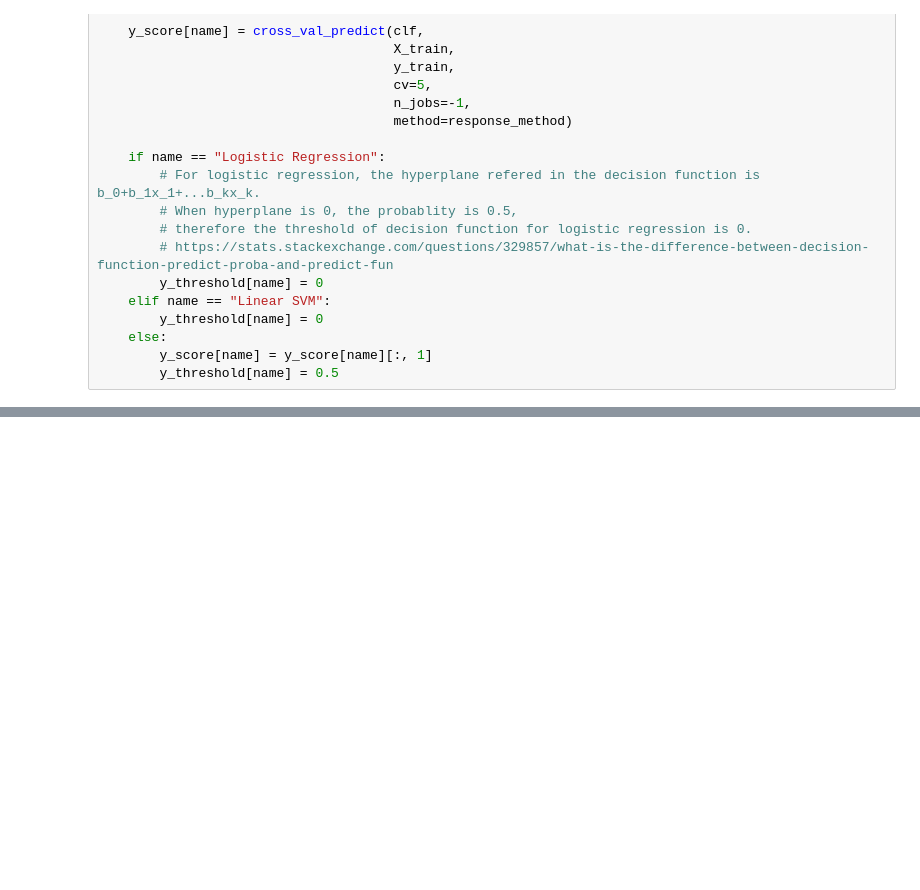
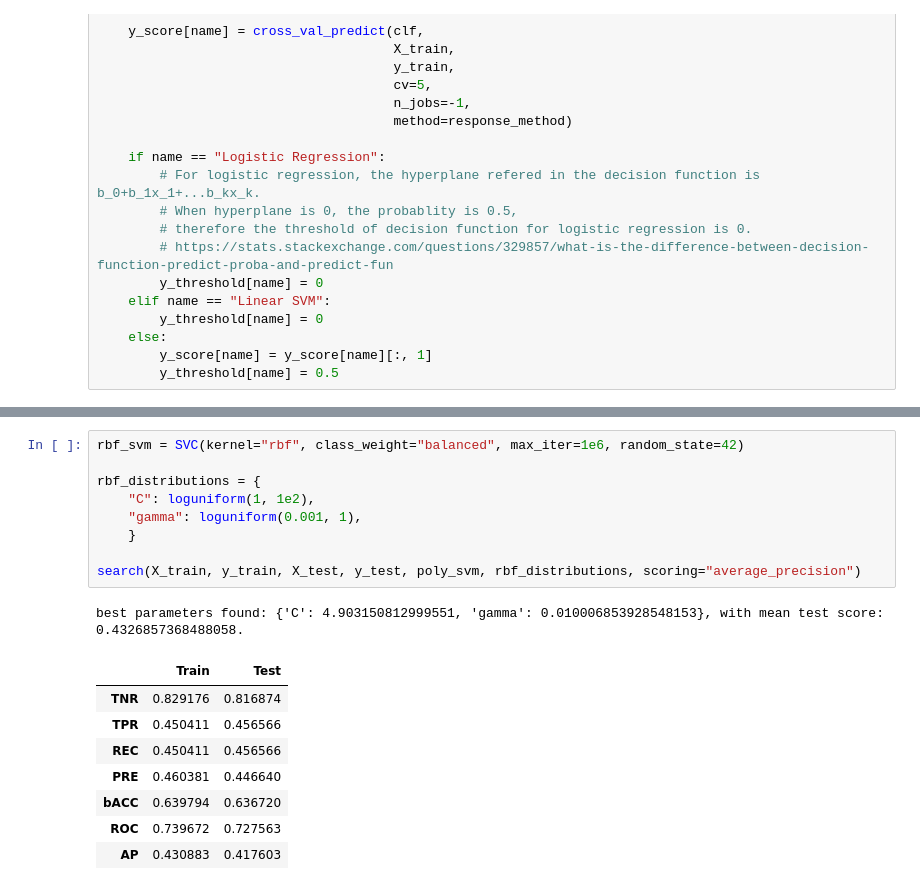
Before and after one commit to iewaij/ml-assignment, a Jupyter notebook: 2_Kernels/assignment_2_group8.ipynb, the cells around one changed output, grey strips where cells are left out. Cells and saved outputs as stored; diff of their text form; blank space fills up the shorter version.

```diff
--- a/2_Kernels/assignment_2_group8.ipynb
+++ b/2_Kernels/assignment_2_group8.ipynb
@@ -196,0 +242,19 @@ best parameters found: {'C': 52.38469716655002, 'degree': 1, 'gamma': 'scale'},
+# %%
+rbf_svm = SVC(kernel="rbf", class_weight="balanced", max_iter=1e6, random_state=42)
+
+rbf_distributions = {
+    "C": loguniform(1, 1e2),
+    "gamma": loguniform(0.001, 1),
+    }
+
+search(X_train, y_train, X_test, y_test, poly_svm, rbf_distributions, scoring="average_precision")
+# %% [output]
+best parameters found: {'C': 4.903150812999551, 'gamma': 0.010006853928548153}, with mean test score: 0.4326857368488058.
+|  | Train | Test |
+| TNR | 0.829176 | 0.816874 |
+| TPR | 0.450411 | 0.456566 |
+| REC | 0.450411 | 0.456566 |
+| PRE | 0.460381 | 0.446640 |
+| bACC | 0.639794 | 0.636720 |
+| ROC | 0.739672 | 0.727563 |
+| AP | 0.430883 | 0.417603 |
```
Also changed, not shown: parts of 16 cells of this notebook, 1 other file.
